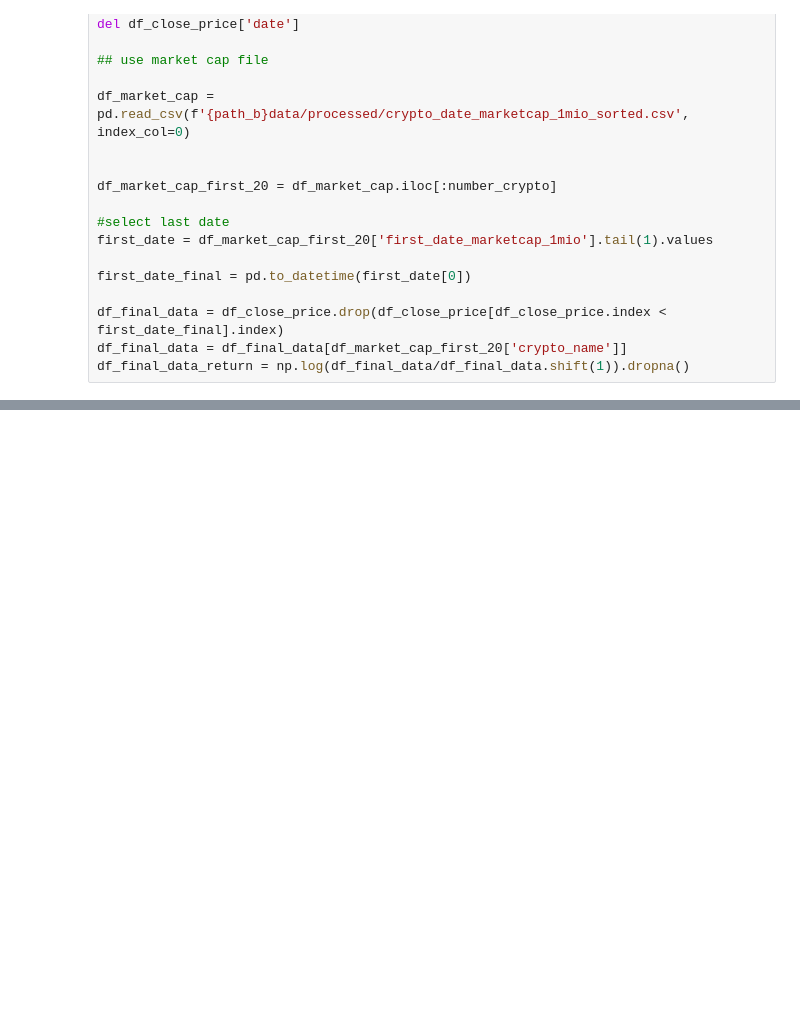
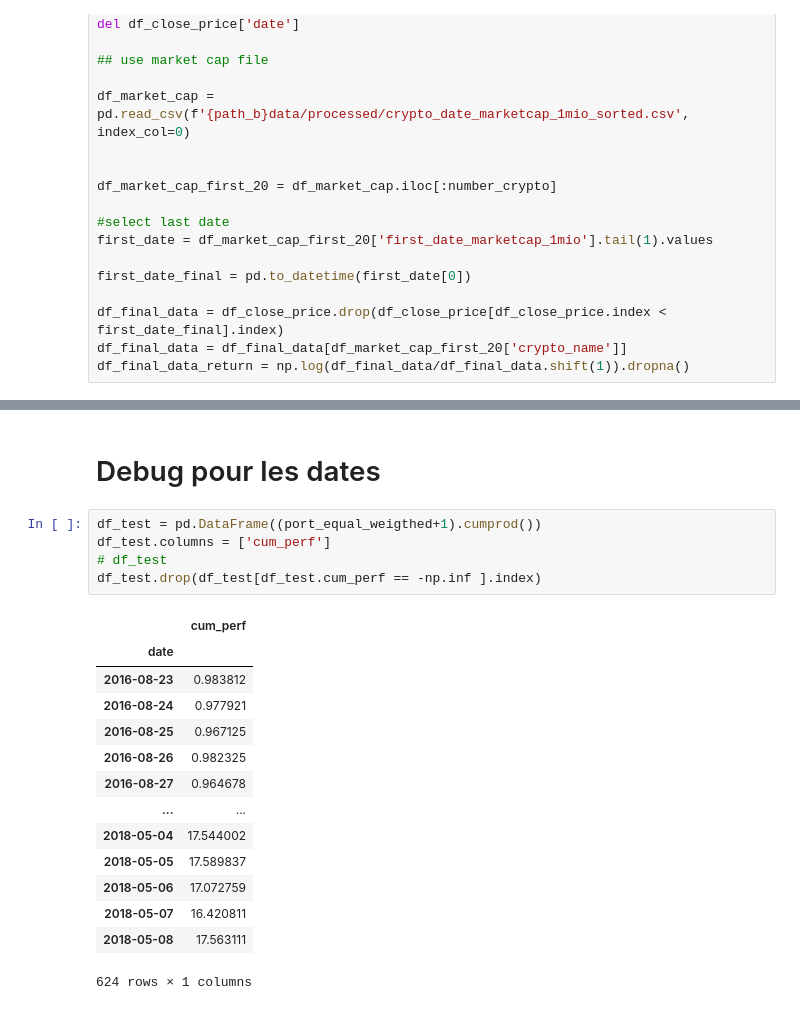
Before and after one commit to GuillaumePv/lowbeta_cryptocurrency, a Jupyter notebook: notebooks/equal_weigthed_index.ipynb, the cells around one changed output, grey strips where cells are left out. Cells and saved outputs as stored; diff of their text form; blank space fills up the shorter version.

```diff
--- a/notebooks/equal_weigthed_index.ipynb
+++ b/notebooks/equal_weigthed_index.ipynb
@@ -77,0 +66,22 @@ plt.show()
+# %% [markdown]
+# Debug pour les dates
+# %%
+df_test = pd.DataFrame((port_equal_weigthed+1).cumprod())
+df_test.columns = ['cum_perf']
+# df_test
+df_test.drop(df_test[df_test.cum_perf == -np.inf ].index)
+# %% [output]
+|  | cum_perf |
+| date |  |
+| 2016-08-23 | 0.983812 |
+| 2016-08-24 | 0.977921 |
+| 2016-08-25 | 0.967125 |
+| 2016-08-26 | 0.982325 |
+| 2016-08-27 | 0.964678 |
+| ... | ... |
+| 2018-05-04 | 17.544002 |
+| 2018-05-05 | 17.589837 |
+| 2018-05-06 | 17.072759 |
+| 2018-05-07 | 16.420811 |
+| 2018-05-08 | 17.563111 |
+624 rows × 1 columns
```
Also changed, not shown: parts of 5 cells of this notebook, 5 other files.
